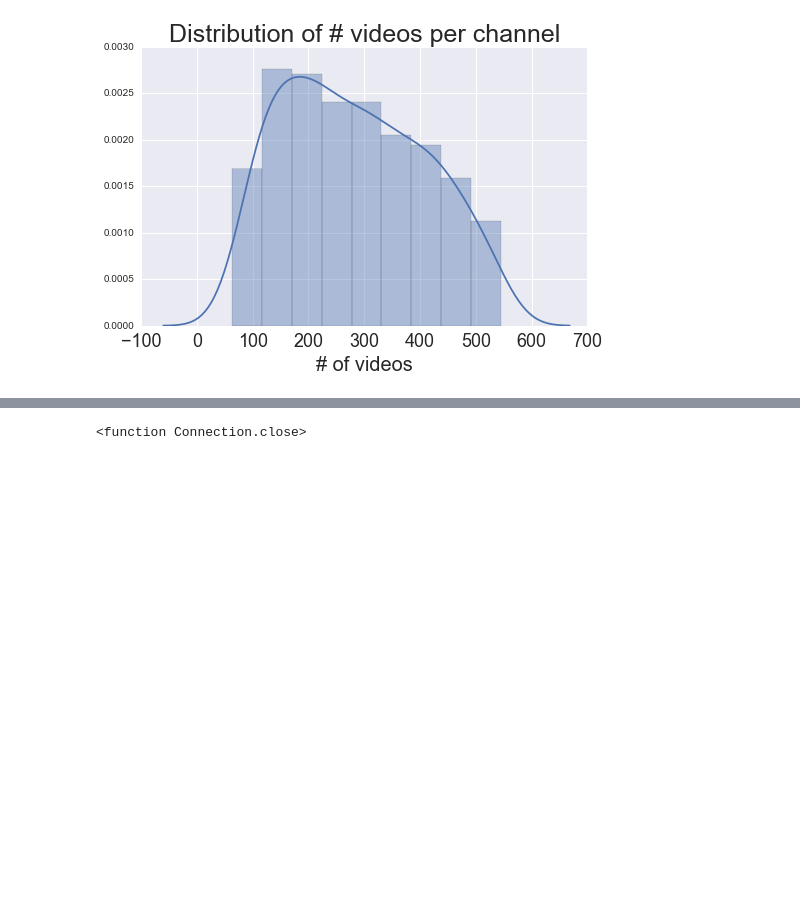
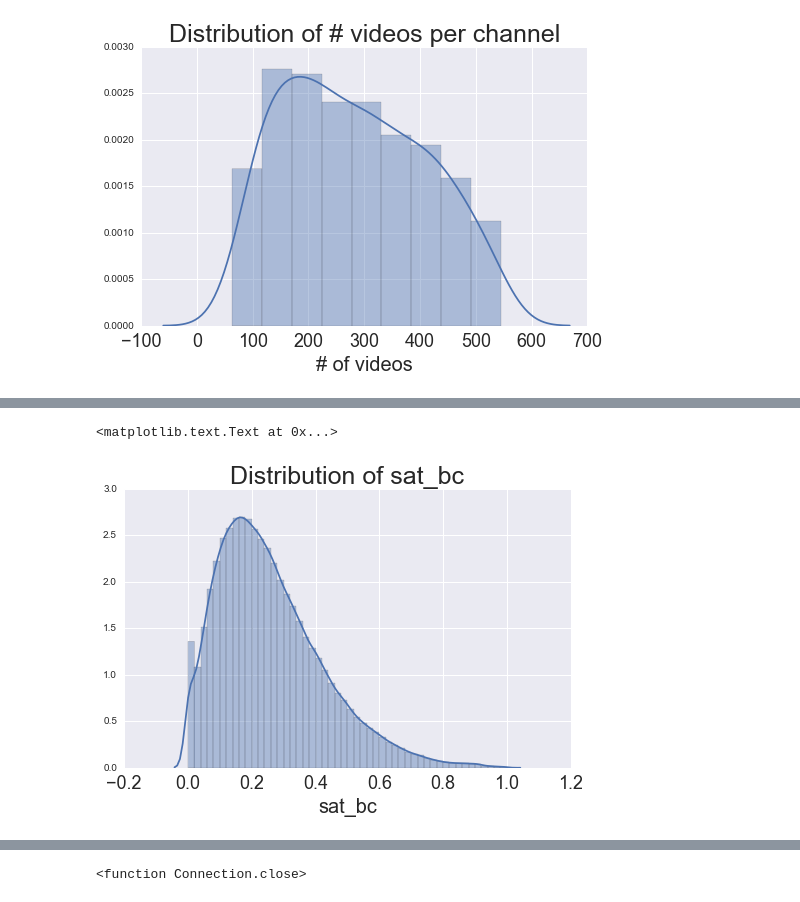
Before and after one commit to yaoliphy/insight-project, a Jupyter notebook: data_analysis_and_ML/youtube_data_analysis.ipynb, the cells around one changed output, grey strips where cells are left out. Cells and saved outputs as stored; diff of their text form; code cells hidden in the pictures; blank space fills up the shorter version.

```diff
--- a/data_analysis_and_ML/youtube_data_analysis.ipynb
+++ b/data_analysis_and_ML/youtube_data_analysis.ipynb
@@ -166,0 +171,14 @@ fig.savefig('distribution_videos_count.pdf')
+# %%
+####################################
+# plot (number of videos) per channel
+y_videos_sat_bc = df['sat_bc'].tolist()
+
+fig = plt.figure(figsize=(8,5))
+
+sns.distplot(y_videos_sat_bc)
+plt.xlabel('sat_bc', fontsize=20)
+plt.xticks(fontsize=18)
+plt.title('Distribution of sat_bc', fontsize=25)
+# %% [output]
+<matplotlib.text.Text at 0x...>
+[figure, added]
```
Also changed, not shown: parts of 77 cells of this notebook.
